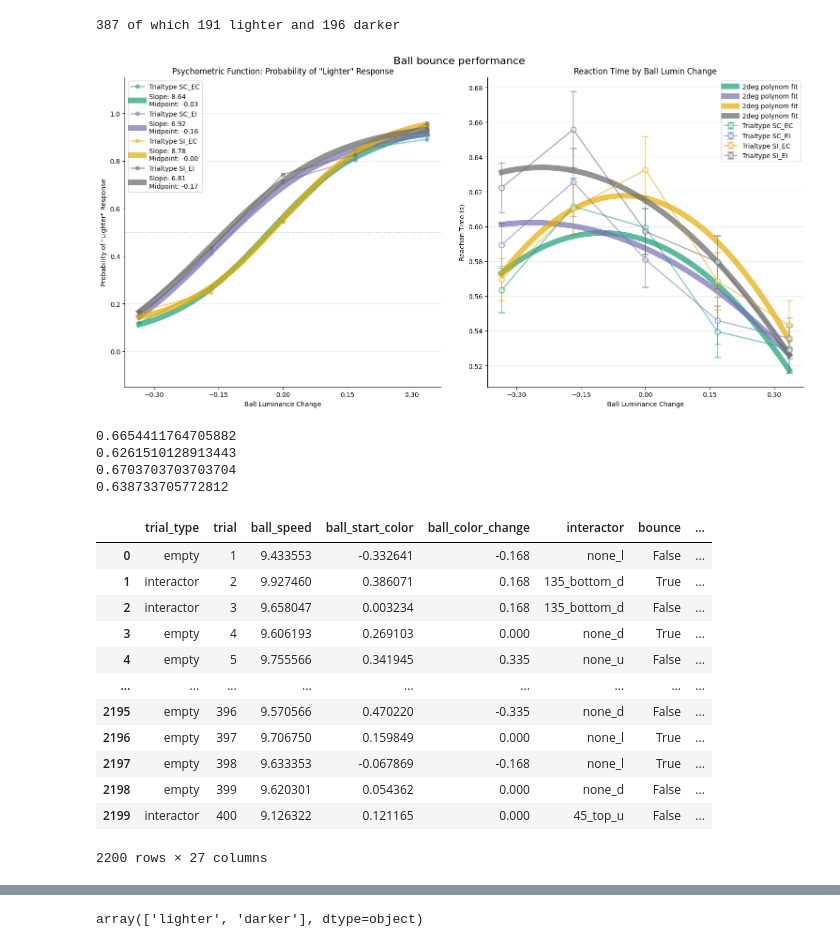
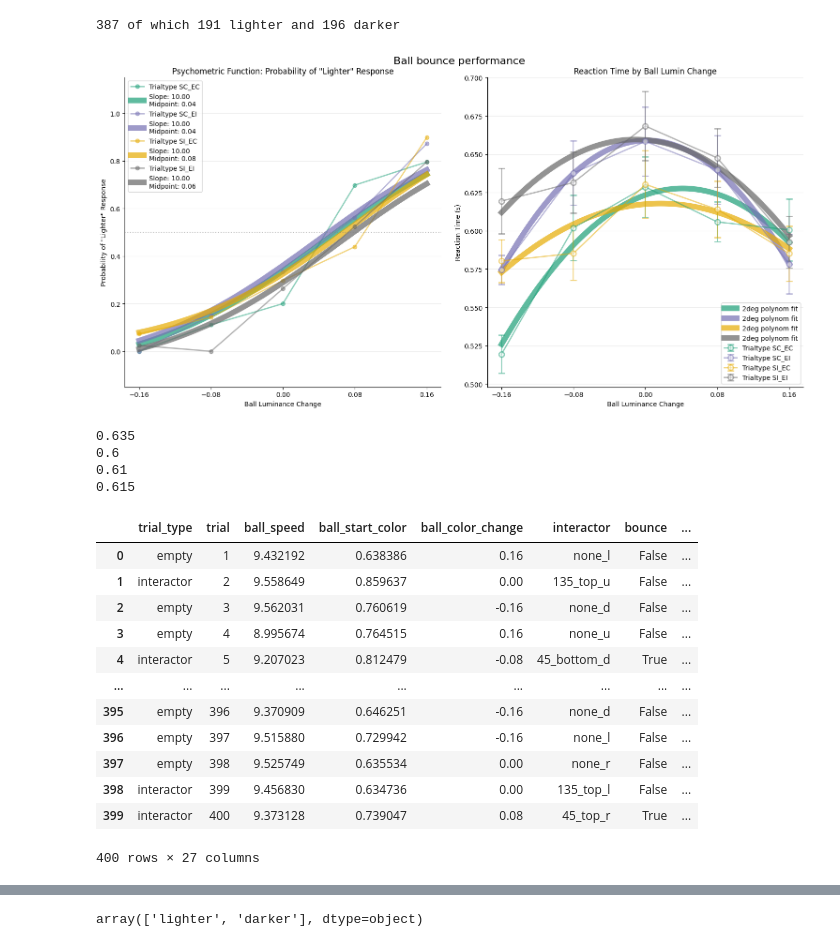
Before and after one commit to WiegerScheurer/physicspred, a Jupyter notebook: Notebooks/luminance_results.ipynb, the cells around one changed output, grey strips where cells are left out. Cells and saved outputs as stored; diff of their text form; code cells hidden in the pictures.

```diff
--- a/Notebooks/luminance_results.ipynb
+++ b/Notebooks/luminance_results.ipynb
@@ -488,7 +491,8 @@ def create_psychometric_plots(data, title=None, prob_ylim=None, rt_ylim=None,
     ax1.legend(loc='best')
     ax1.spines['right'].set_visible(False)
     ax1.spines['top'].set_visible(False)
-    ax1.set_xticks([-0.3, -.15, 0, .15, .3])
+    # ax1.set_xticks([-0.3, -.15, 0, .15, .3])
+    ax1.set_xticks([-0.16, -.08, 0, .08, .16])
 
     # Add horizontal line at 0.5 probability for reference
     ax1.axhline(y=0.5, color='gray', linestyle=':', alpha=0.5)
@@ -506,7 +510,8 @@ def create_psychometric_plots(data, title=None, prob_ylim=None, rt_ylim=None,
     ax2.legend(loc='best')
     ax2.spines['right'].set_visible(False)
     ax2.spines['top'].set_visible(False)
-    ax2.set_xticks([-0.3, -.15, 0, .15, .3])
+    # ax2.set_xticks([-0.3, -.15, 0, .15, .3])
+    ax2.set_xticks([-0.16, -.08, 0, .08, .16])
 
     # Set custom title if provided
     if title:
@@ -542,7 +547,8 @@ import colormaps as cmaps
 
 
 # all_sub_names = ["653250", "303045", "189554", "893176", "418891"]
-all_sub_names = ["303045", "189554", "893176", "418891"]
+# all_sub_names = ["303045", "189554", "893176", "418891"]
+all_sub_names = ["277924", "470283"]
 sub_stack = pd.DataFrame()
 
 for sub_idx, sub in enumerate(all_sub_names):
@@ -561,63 +567,67 @@ sub_stack.reset_index(inplace=True, drop=True)
 # testdf = get_data(subject="sub-893176", task="ball_hue") # wenshu, 247 lighter, 138 darker
 # testdf = get_data(subject="sub-418891", task="ball_hue") # bilge, 278 lighter, 122 darker
 # testdf = get_data(subject="sub-527524", task="ball_hue") # yifan, 191 lighter, 196 darker
-# testdf = sub_stack
 
-testdf = get_data(subject=None, task="ball_hue")
-testdf = testdf[(testdf["response"] == "lighter") | (testdf["response"] == "darker")] # Only take valid responses
+
+# testdf = get_data(subject="sub-277924", task="ball_hue") # claire, 191 lighter, 196 darker
+# testdf = get_data(subject="sub-470283", task="ball_hue") # dota, 191 lighter, 196 darker
+testdf = sub_stack
+
+# testdf = get_data(subject=None, task="ball_hue")
+# testdf = testdf[(testdf["response"] == "lighter") | (testdf["response"] == "darker")] # Only take valid responses
 
 # testdf_correct = testdf[testdf["accuracy"] == True]
 
 _ = create_psychometric_plots(data=testdf,
                               title="Ball bounce performance",
                               prob_ylim=(-.15, 1.15),
                               # prob_ylim=(.05 ,1),
                             #   rt_ylim=(0.45, 1),
                               prob_poly_fit=True,
                               # rt_gaussian_fit=1,
                               rt_poly_fit=2,
                               split_hypotheses=True,
                               cmap=cmaps.dark2,
                               line_alpha = .5,
                               fit_alpha = .7,
                               prob_type = "o-",
                               rt_type = "-o",
                               fit_type = "-",
                               fit_width = 8.5,
                               line_width = 2,
                               )
 
 cc = filter_condition(testdf, True, True)
 ci = filter_condition(testdf, True, False)
 ic = filter_condition(testdf, False, True)
 ii = filter_condition(testdf, False, False)
 
 print(np.sum(cc["accuracy"] == True) / len(cc["accuracy"]))
 print(np.sum(ci["accuracy"] == True) / len(ci["accuracy"]))
 print(np.sum(ic["accuracy"] == True) / len(ic["accuracy"]))
 print(np.sum(ii["accuracy"] == True) / len(ii["accuracy"]))
 # %% [output]
-[figure, old version]
+[figure, new version]
-0.6654411764705882
-0.6261510128913443
-0.6703703703703704
-0.638733705772812
+0.635
+0.6
+0.61
+0.615
 # %%
 testdf
 # %% [output]
 |  | trial_type | trial | ball_speed | ball_start_color | ball_color_change | interactor | bounce | ... |
-| 0 | empty | 1 | 9.433553 | -0.332641 | -0.168 | none_l | False | ... |
-| 1 | interactor | 2 | 9.927460 | 0.386071 | 0.168 | 135_bottom_d | True | ... |
-| 2 | interactor | 3 | 9.658047 | 0.003234 | 0.168 | 135_bottom_d | False | ... |
-| 3 | empty | 4 | 9.606193 | 0.269103 | 0.000 | none_d | True | ... |
-| 4 | empty | 5 | 9.755566 | 0.341945 | 0.335 | none_u | False | ... |
+| 0 | empty | 1 | 9.432192 | 0.638386 | 0.16 | none_l | False | ... |
+| 1 | interactor | 2 | 9.558649 | 0.859637 | 0.00 | 135_top_u | False | ... |
+| 2 | empty | 3 | 9.562031 | 0.760619 | -0.16 | none_d | False | ... |
+| 3 | empty | 4 | 8.995674 | 0.764515 | 0.16 | none_u | False | ... |
+| 4 | interactor | 5 | 9.207023 | 0.812479 | -0.08 | 45_bottom_d | True | ... |
 | ... | ... | ... | ... | ... | ... | ... | ... | ... |
-| 2195 | empty | 396 | 9.570566 | 0.470220 | -0.335 | none_d | False | ... |
-| 2196 | empty | 397 | 9.706750 | 0.159849 | 0.000 | none_l | True | ... |
-| 2197 | empty | 398 | 9.633353 | -0.067869 | -0.168 | none_l | True | ... |
-| 2198 | empty | 399 | 9.620301 | 0.054362 | 0.000 | none_d | False | ... |
-| 2199 | interactor | 400 | 9.126322 | 0.121165 | 0.000 | 45_top_u | False | ... |
+| 395 | empty | 396 | 9.370909 | 0.646251 | -0.16 | none_d | False | ... |
+| 396 | empty | 397 | 9.515880 | 0.729942 | -0.16 | none_l | False | ... |
+| 397 | empty | 398 | 9.525749 | 0.635534 | 0.00 | none_r | False | ... |
+| 398 | interactor | 399 | 9.456830 | 0.634736 | 0.00 | 135_top_l | False | ... |
+| 399 | interactor | 400 | 9.373128 | 0.739047 | 0.08 | 45_top_r | True | ... |
-2200 rows × 27 columns
+400 rows × 27 columns
 # %%
 import matplotlib.pyplot as plt
 import matplotlib.colors as mcolors
```
Also changed, not shown: parts of 7 cells of this notebook, 18 other files.
